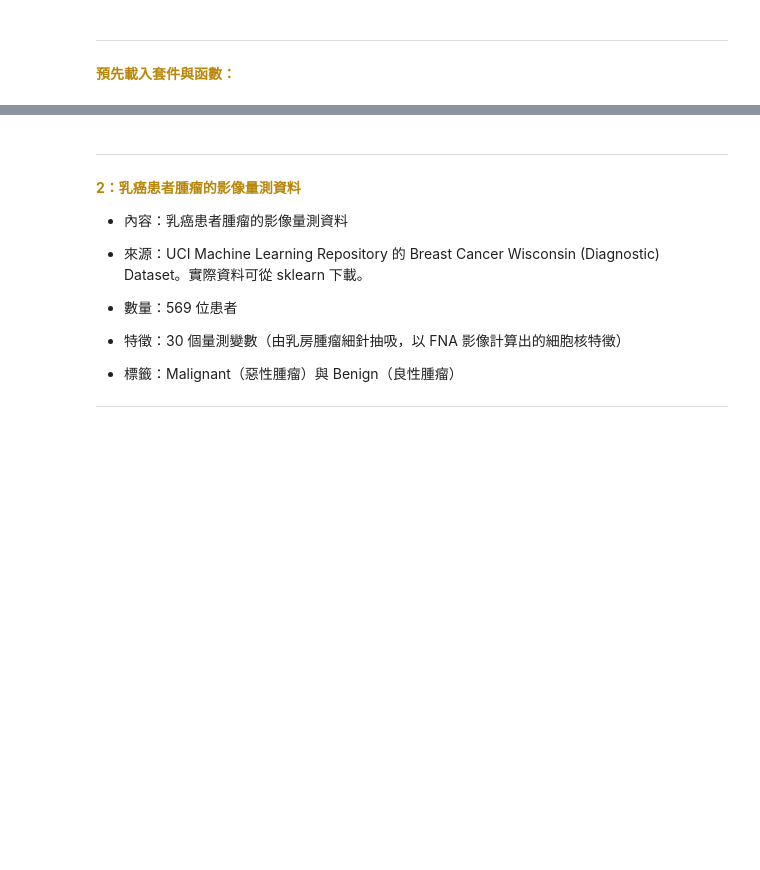
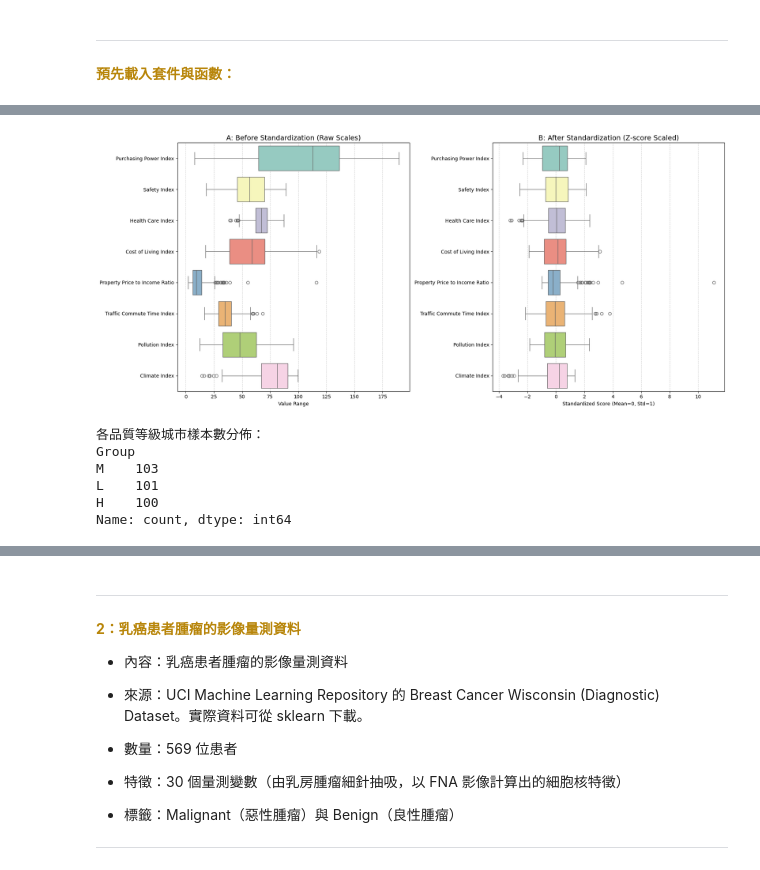
Before and after one commit to Yu-Chia-Lei/shallow-machine-learning, a Jupyter notebook: HW1/SML_Work1_411278013.ipynb, the cells around one changed output, grey strips where cells are left out. Cells and saved outputs as stored; diff of their text form; code cells hidden in the pictures; blank space fills up the shorter version.

```diff
--- a/HW1/SML_Work1_411278013.ipynb
+++ b/HW1/SML_Work1_411278013.ipynb
@@ -46,0 +79,49 @@ import matplotlib.pyplot as plt
+# %%
+# 1. 讀取資料
+df1 = pd.read_excel('/Users/joyce/Desktop/淺度機器學習/data/2026_city_quality.xlsx', sheet_name='工作表1')
+
+# 2. 建立 H, M, L 標籤 (利用 pd.qcut 進行等量分群)
+df1['Group'] = pd.qcut(df1['Quality of Life Index'], q=3, labels=['L', 'M', 'H'])
+
+# 3. 選取 PCA 運算用的 8 個特徵
+features = [
+    'Purchasing Power Index', 'Safety Index', 'Health Care Index',
+    'Cost of Living Index', 'Property Price to Income Ratio',
+    'Traffic Commute Time Index', 'Pollution Index', 'Climate Index'
+]
+X = df1[features]
+
+# 4. 執行標準化 (Standardization)
+scaler = StandardScaler()
+X_scaled = scaler.fit_transform(X)
+X_scaled_df = pd.DataFrame(X_scaled, columns=features)
+
+# --- 繪製並排橫向盒狀圖 ---
+fig, axes = plt.subplots(1, 2, figsize=(18, 8))
+
+# 左圖：標準化前 (原始級距)
+sns.boxplot(data=X, orient='h', ax=axes[0], palette='Set3')
+axes[0].set_title('A: Before Standardization (Raw Scales)', fontsize=14)
+axes[0].set_xlabel('Value Range')
+axes[0].grid(axis='x', linestyle='--', alpha=0.6)
+
+# 右圖：標準化後 (統一尺度)
+sns.boxplot(data=X_scaled_df, orient='h', ax=axes[1], palette='Set3')
+axes[1].set_title('B: After Standardization (Z-score Scaled)', fontsize=14)
+axes[1].set_xlabel('Standardized Score (Mean=0, Std=1)')
+axes[1].grid(axis='x', linestyle='--', alpha=0.6)
+
+plt.tight_layout()
+plt.show()
+
+# 顯示分群統計
+print("各品質等級城市樣本數分佈：")
+print(df1['Group'].value_counts())
+# %% [output]
+[figure, added]
+各品質等級城市樣本數分佈：
+Group
+M    103
+L    101
+H    100
+Name: count, dtype: int64
```
Also changed, not shown: parts of 36 cells of this notebook, 19 other files.
